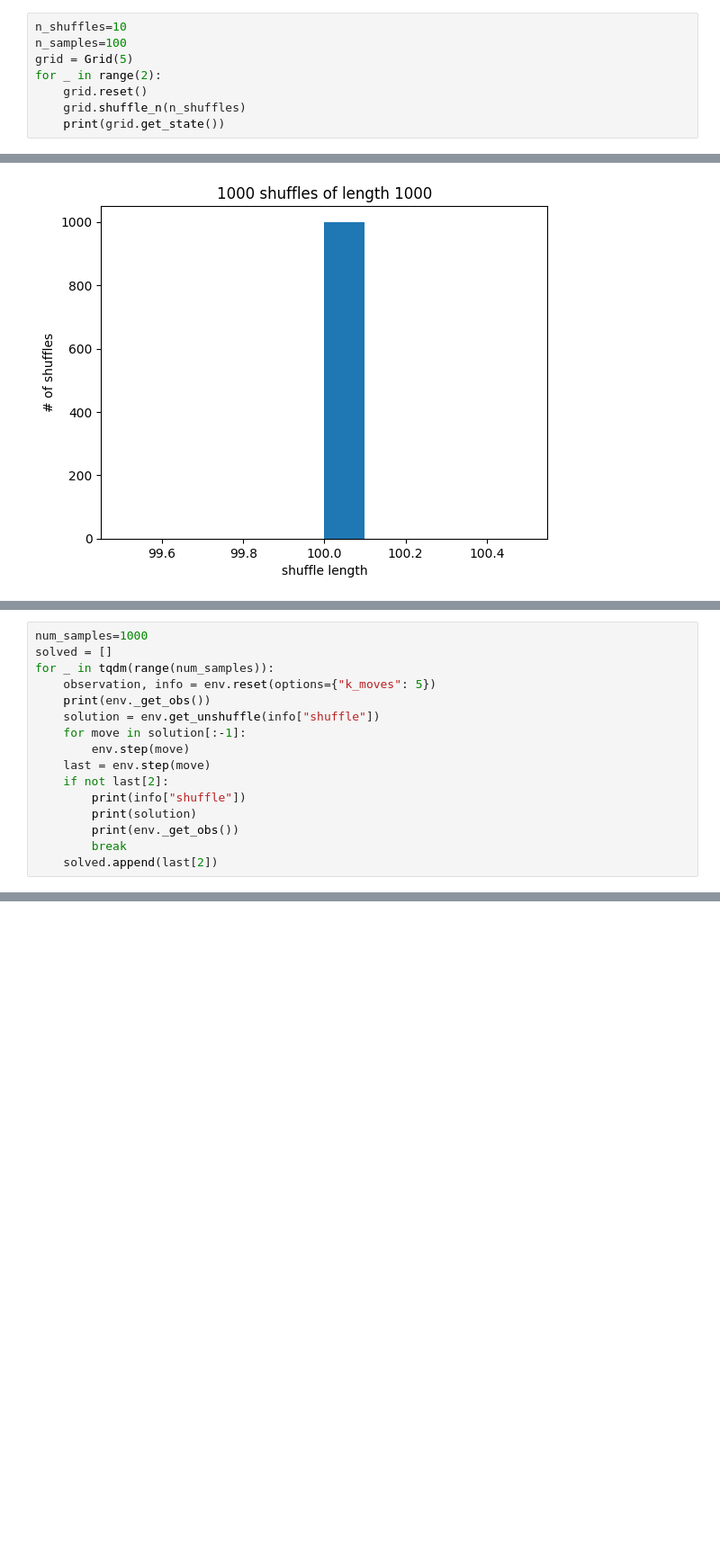
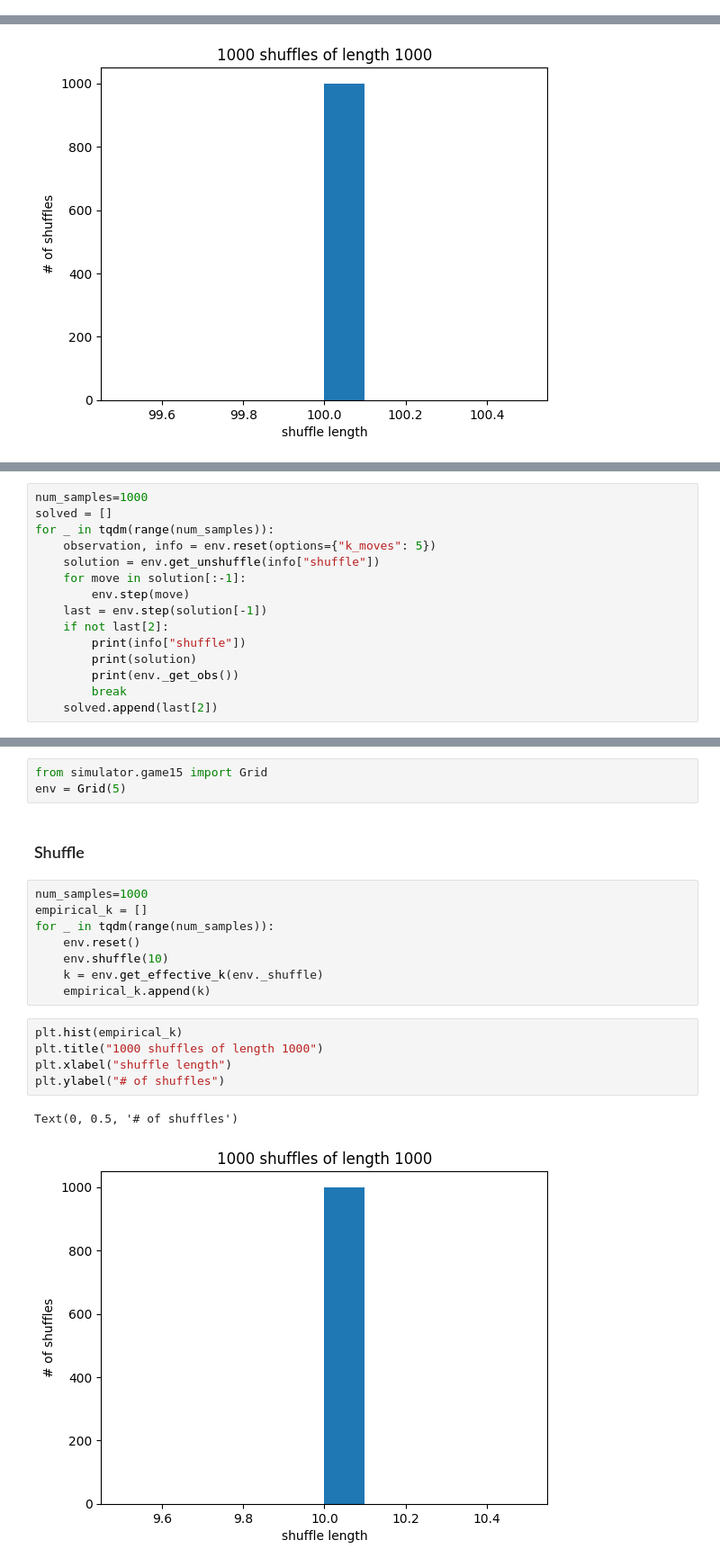
Before and after one commit to svkocherla/DLProject, a Jupyter notebook: test_simulator.ipynb, the cells around one changed output, grey strips where cells are left out. Shown at 90% size. Drawn from its saved outputs; the diff is of its cells as text; blank space fills up the shorter version.

Commit message:
Fix some of Henry's code. Working on unifying the simulators.

```diff
--- a/test_simulator.ipynb
+++ b/test_simulator.ipynb
@@ -23,8 +9,0 @@ print(env.step(0))
-# %%
-n_shuffles=10
-n_samples=100
-grid = Grid(5)
-for _ in range(2):
-    grid.reset()
-    grid.shuffle_n(n_shuffles)
-    print(grid.get_state())
@@ -54,11 +36,10 @@ num_samples=1000
 solved = []
 for _ in tqdm(range(num_samples)):
     observation, info = env.reset(options={"k_moves": 5})
-    print(env._get_obs())
     solution = env.get_unshuffle(info["shuffle"])
     for move in solution[:-1]:
         env.step(move)
-    last = env.step(move)
+    last = env.step(solution[-1])
     if not last[2]:
         print(info["shuffle"])
         print(solution)
@@ -84,0 +51,21 @@ solved
+# %%
+from simulator.game15 import Grid
+env = Grid(5)
+# %% [markdown]
+### Shuffle
+# %%
+num_samples=1000
+empirical_k = []
+for _ in tqdm(range(num_samples)):
+    env.reset()
+    env.shuffle(10)
+    k = env.get_effective_k(env._shuffle)
+    empirical_k.append(k)
+# %%
+plt.hist(empirical_k)
+plt.title("1000 shuffles of length 1000")
+plt.xlabel("shuffle length")
+plt.ylabel("# of shuffles")
+# %% [output]
+Text(0, 0.5, '# of shuffles')
+[figure, added]
```
Also changed, not shown: parts of 10 cells of this notebook, 5 other files.
